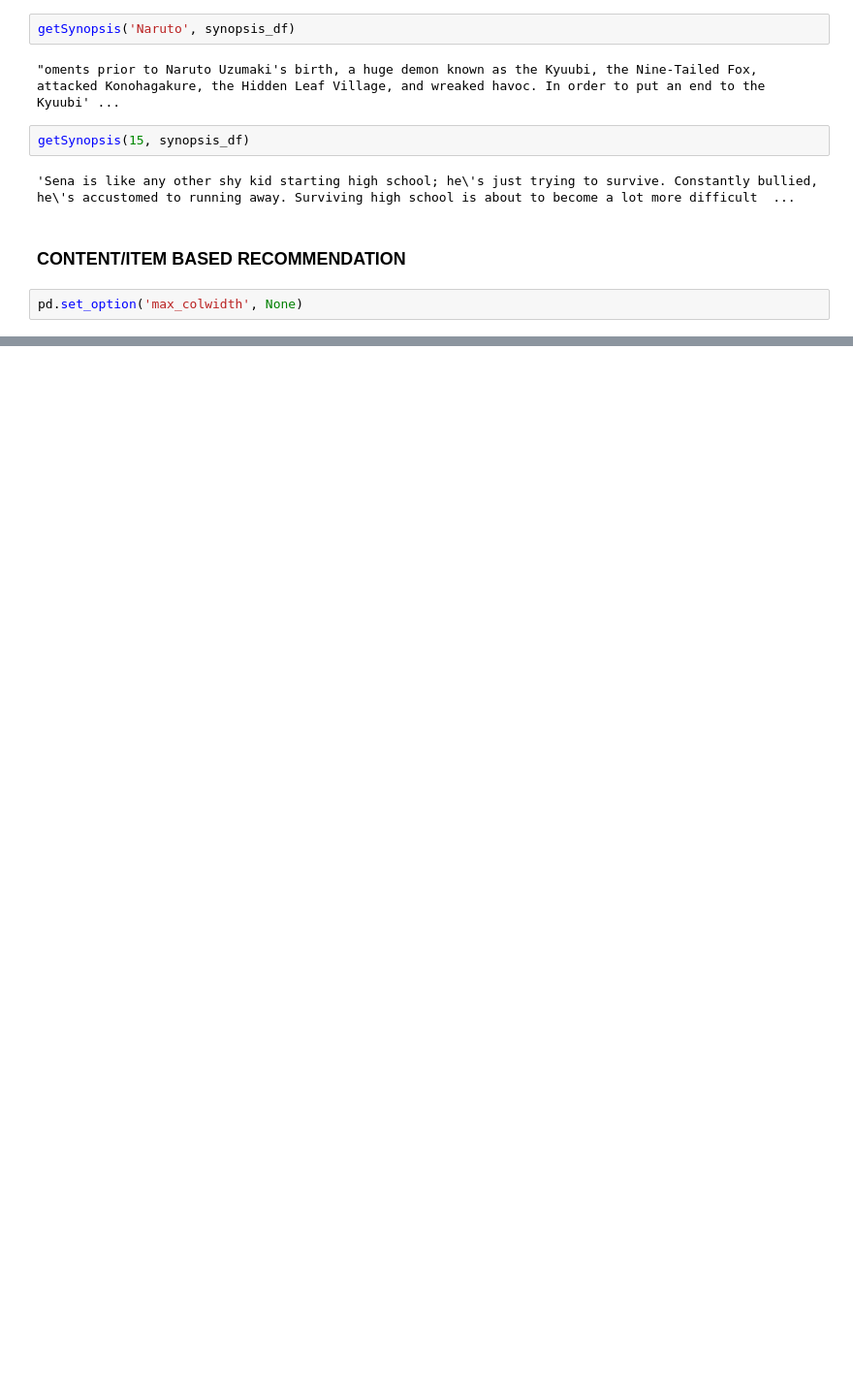
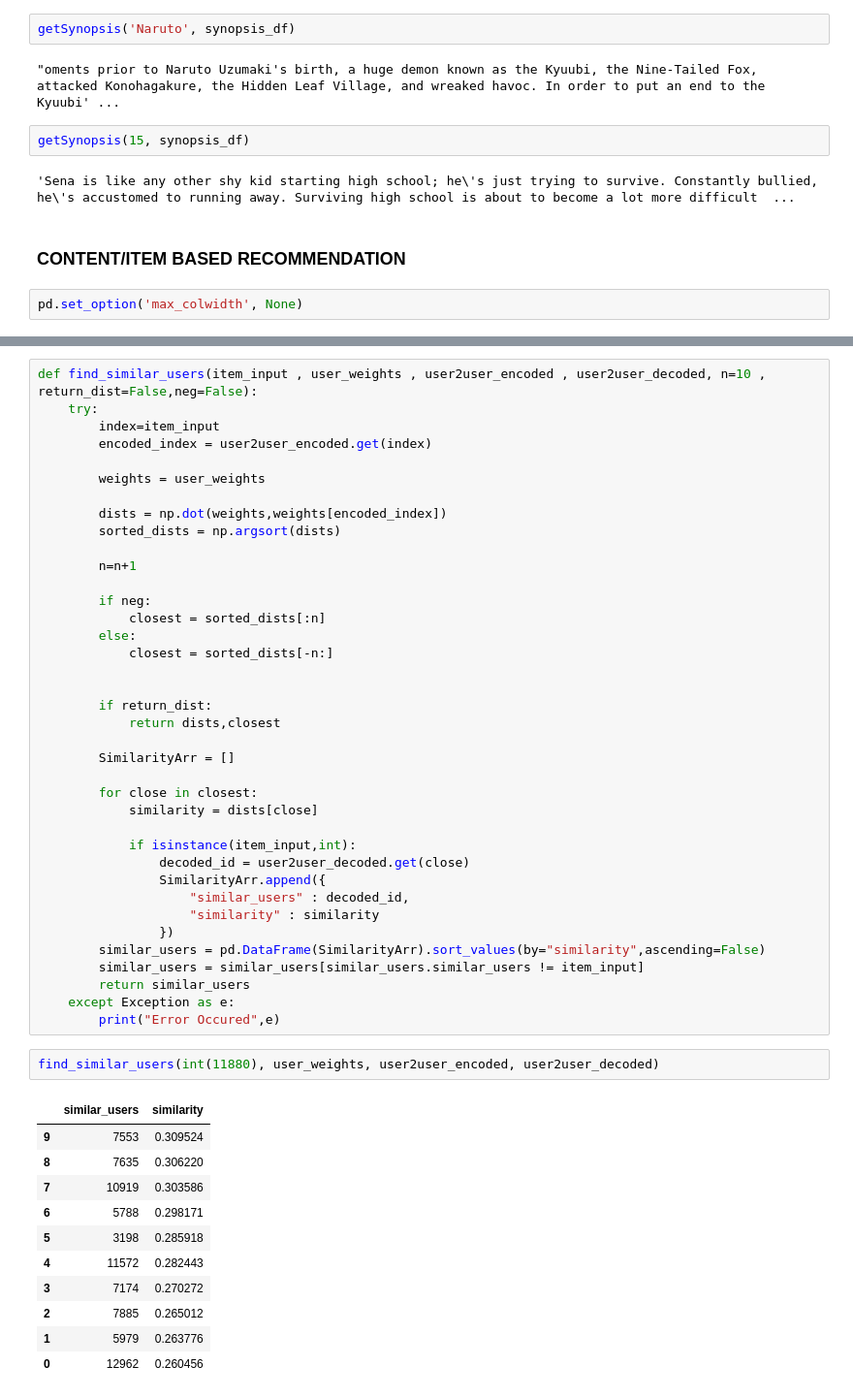
Before and after one commit to Songhai9/anime-recommender-system, a Jupyter notebook: notebook/anime.ipynb, the cells around one changed output, grey strips where cells are left out. Shown at 97% size. Cells and saved outputs as stored; diff of their text form; blank space fills up the shorter version.

```diff
--- a/notebook/anime.ipynb
+++ b/notebook/anime.ipynb
@@ -581,0 +583,52 @@ find_similar_animes('Dragon Ball', anime_weights, anime2anime_encoded, anime2ani
+# %%
+def find_similar_users(item_input , user_weights , user2user_encoded , user2user_decoded, n=10 , return_dist=False,neg=False):
+    try:
+        index=item_input
+        encoded_index = user2user_encoded.get(index)
+
+        weights = user_weights
+
+        dists = np.dot(weights,weights[encoded_index])
+        sorted_dists = np.argsort(dists)
+
+        n=n+1
+
+        if neg:
+            closest = sorted_dists[:n]
+        else:
+            closest = sorted_dists[-n:]
+
+
+        if return_dist:
+            return dists,closest
+
+        SimilarityArr = []
+
+        for close in closest:
+            similarity = dists[close]
+
+            if isinstance(item_input,int):
+                decoded_id = user2user_decoded.get(close)
+                SimilarityArr.append({
+                    "similar_users" : decoded_id,
+                    "similarity" : similarity
+                })
+        similar_users = pd.DataFrame(SimilarityArr).sort_values(by="similarity",ascending=False)
+        similar_users = similar_users[similar_users.similar_users != item_input]
+        return similar_users
+    except Exception as e:
+        print("Error Occured",e)
+# %%
+find_similar_users(int(11880), user_weights, user2user_encoded, user2user_decoded)
+# %% [output]
+|  | similar_users | similarity |
+| 9 | 7553 | 0.309524 |
+| 8 | 7635 | 0.306220 |
+| 7 | 10919 | 0.303586 |
+| 6 | 5788 | 0.298171 |
+| 5 | 3198 | 0.285918 |
+| 4 | 11572 | 0.282443 |
+| 3 | 7174 | 0.270272 |
+| 2 | 7885 | 0.265012 |
+| 1 | 5979 | 0.263776 |
+| 0 | 12962 | 0.260456 |
```
Also changed, not shown: parts of 8 cells of this notebook.
